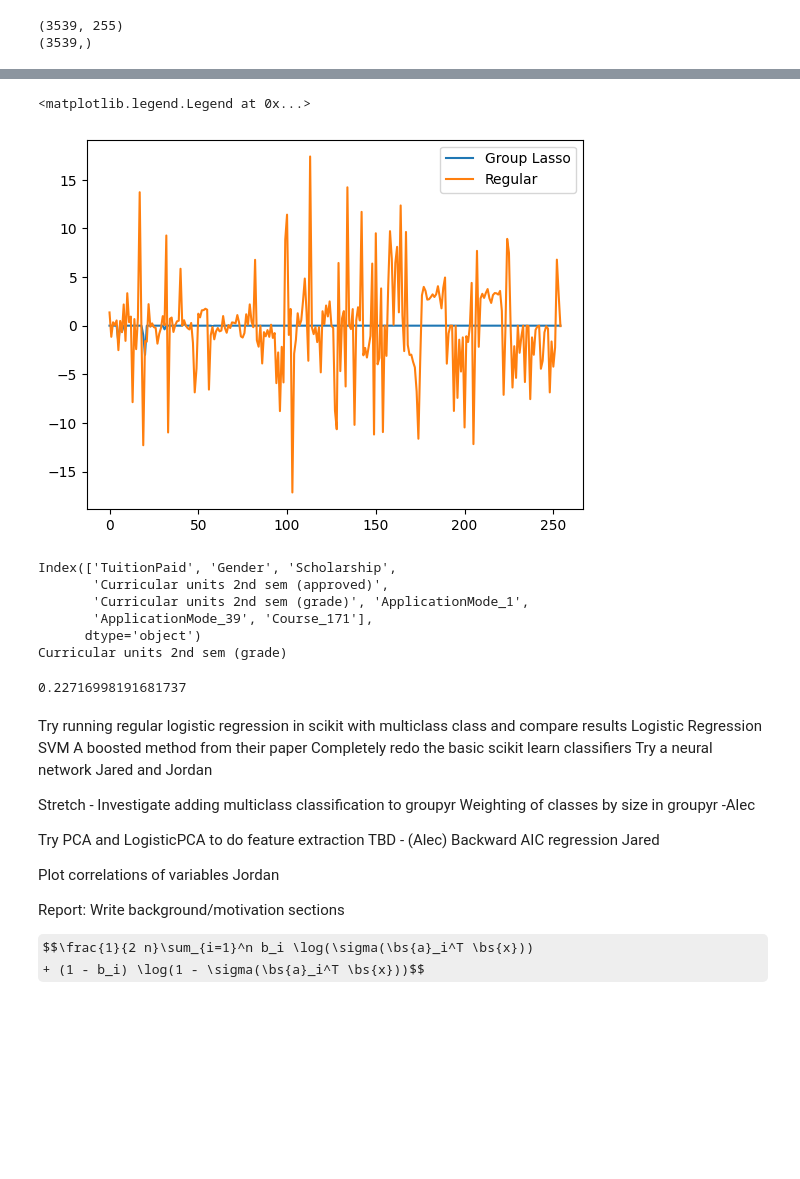
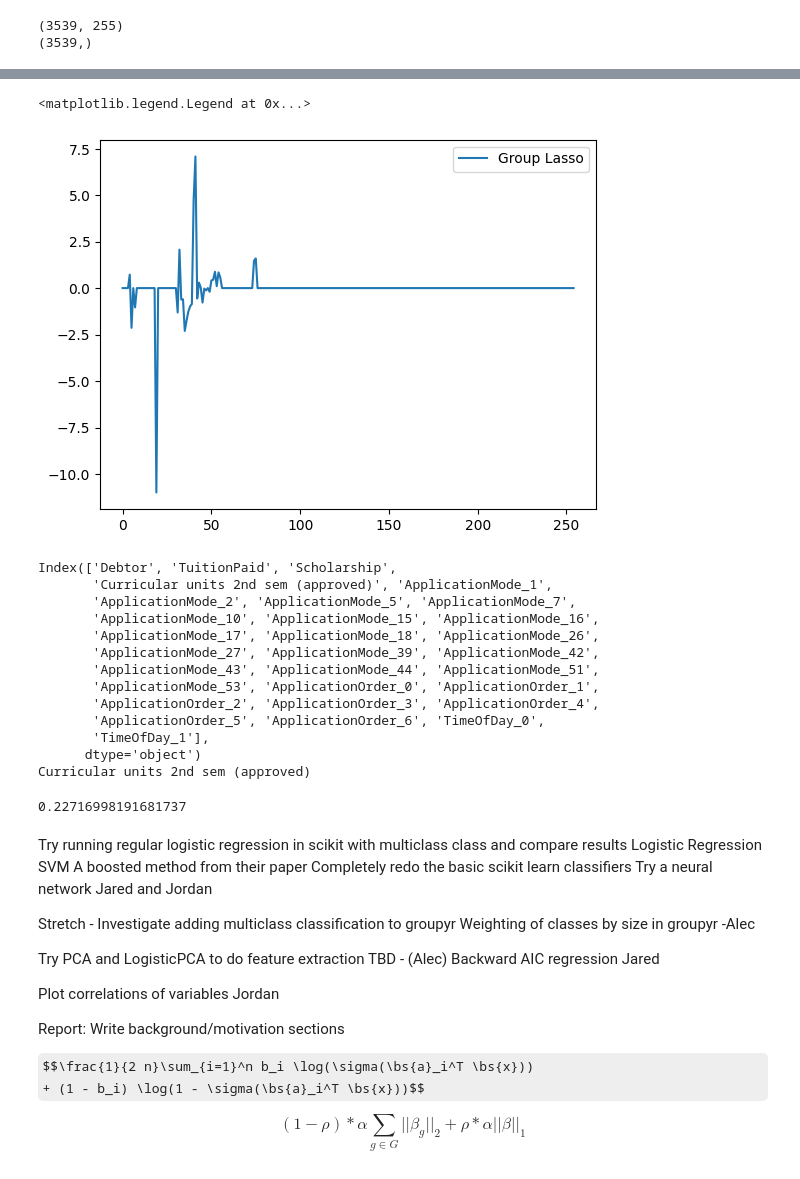
Before and after one commit to a-krawciw/groupyr, a Jupyter notebook: class_proj/student_g_lasso_notebook.ipynb, the cells around one changed output, grey strips where cells are left out. Cells and saved outputs as stored; diff of their text form; code cells hidden in the pictures; some formulas as TeX source; blank space fills up the shorter version.

Commit message:
Added some more tests of multiclass classification.

```diff
--- a/class_proj/student_g_lasso_notebook.ipynb
+++ b/class_proj/student_g_lasso_notebook.ipynb
@@ -83,7 +89,7 @@ from sklearn.model_selection import train_test_split
 
 
 X = expanded_X.to_numpy(np.float64)
-y = kid_data['Target'].replace(['Dropout', 'Graduate', 'Enrolled'], [1, 0, 0]).to_numpy(np.float64)
+y = kid_data['Target'].replace(['Dropout', 'Graduate', 'Enrolled'], [1, 0, 2]).to_numpy(np.float64)
 
 X_train, X_test, y_train, y_test = train_test_split(X, y, test_size=0.2)
 
@@ -95,8 +136,7 @@ print(y_train.shape)
 # %%
-from sklearn.multiclass import OneVsRestClassifier
-
-group_model = WeightedLogisticSGL(scale=2, groups=list(group_idxs.values()), l1_ratio=1, alpha=0.01,
+scale=1+0.5/np.mean(y_train),
+group_model = LogisticSGL( groups=list(group_idxs.values()), l1_ratio=0, alpha=0.02,
     verbose=2, suppress_solver_warnings=False, max_iter=10000
 )
-#one_v_all = OneVsRestClassifier(group_model, n_jobs=3).fit(X_train, y_train)
-one_v_all = group_model.fit(X_train, y_train)
+one_v_all = OneVsRestClassifier(group_model, n_jobs=3).fit(X_train, y_train)
+#one_v_all = group_model.fit(X_train, y_train)
@@ -131,0 +153,3 @@ print(model.score(X_test, y_test))
+# %%
+
+group_model.fit(X_train, y_train)
@@ -132,20 +175,27 @@ print(model.score(X_test, y_test))
 # %%
 plt.plot(group_model.coef_, label="Group Lasso")
-plt.plot(model.coef_.squeeze(), label="Regular")
+#plt.plot(model.coef_.squeeze(), label="Regular")
 plt.legend()
 # %% [output]
 <matplotlib.legend.Legend at 0x...>
-[figure, old version]
+[figure, new version]
 # %%
 print(expanded_X.columns[abs(group_model.coef_) > 1e-3])
 print(expanded_X.columns[np.argmax(abs(group_model.coef_))])
 # %% [output]
-Index(['TuitionPaid', 'Gender', 'Scholarship',
-       'Curricular units 2nd sem (approved)',
-       'Curricular units 2nd sem (grade)', 'ApplicationMode_1',
-       'ApplicationMode_39', 'Course_171'],
+Index(['Debtor', 'TuitionPaid', 'Scholarship',
+       'Curricular units 2nd sem (approved)', 'ApplicationMode_1',
+       'ApplicationMode_2', 'ApplicationMode_5', 'ApplicationMode_7',
+       'ApplicationMode_10', 'ApplicationMode_15', 'ApplicationMode_16',
+       'ApplicationMode_17', 'ApplicationMode_18', 'ApplicationMode_26',
+       'ApplicationMode_27', 'ApplicationMode_39', 'ApplicationMode_42',
+       'ApplicationMode_43', 'ApplicationMode_44', 'ApplicationMode_51',
+       'ApplicationMode_53', 'ApplicationOrder_0', 'ApplicationOrder_1',
+       'ApplicationOrder_2', 'ApplicationOrder_3', 'ApplicationOrder_4',
+       'ApplicationOrder_5', 'ApplicationOrder_6', 'TimeOfDay_0',
+       'TimeOfDay_1'],
       dtype='object')
-Curricular units 2nd sem (grade)
+Curricular units 2nd sem (approved)
 # %%
 np.mean(kid_data['Curricular units 1st sem (evaluations)'] >= kid_data['Curricular units 1st sem (enrolled)'])
 # %% [output]
@@ -176,3 +226,6 @@ Write background/motivation sections
 
 $$\frac{1}{2 n}\sum_{i=1}^n b_i \log(\sigma(\bs{a}_i^T \bs{x}))
          + (1 - b_i) \log(1 - \sigma(\bs{a}_i^T \bs{x}))$$
+
+$$(1 - \rho) * \alpha \displaystyle \sum_{g \in G} || \beta_g ||_2
+        + \rho * \alpha || \beta ||_1$$
```
Also changed, not shown: parts of 16 cells of this notebook, 1 other file.
